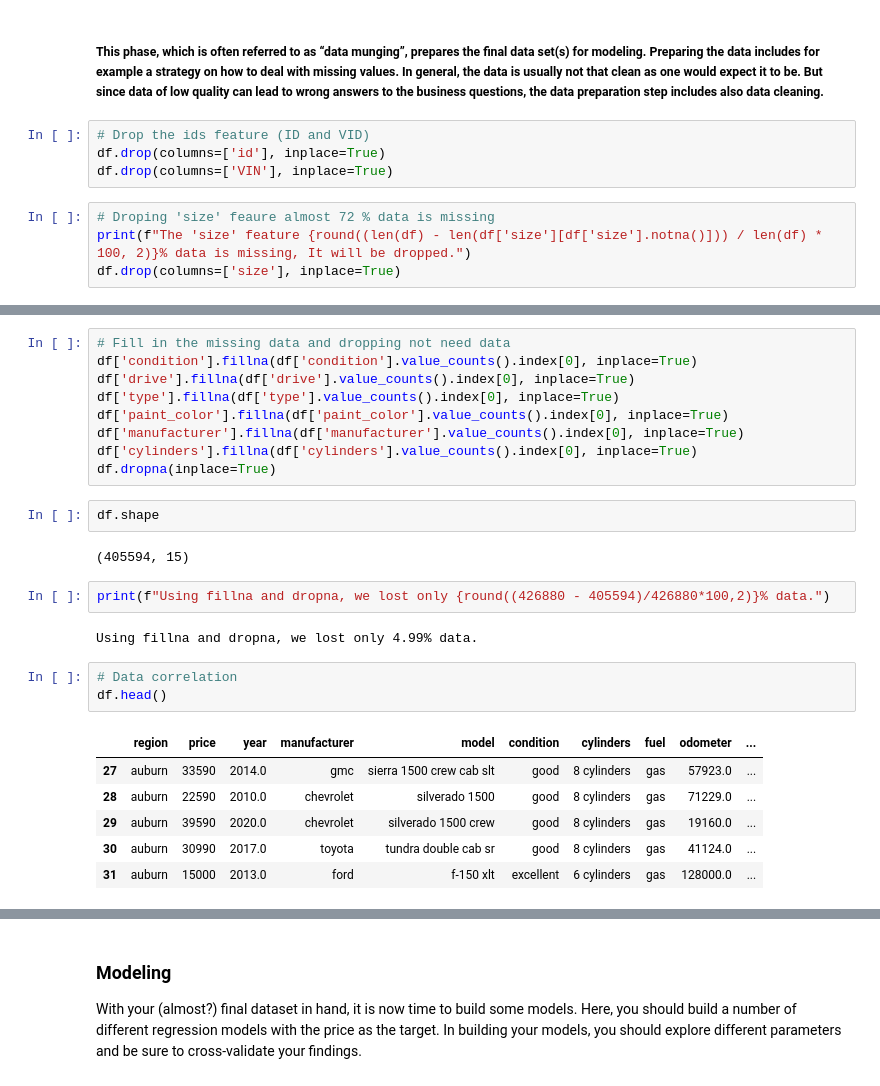
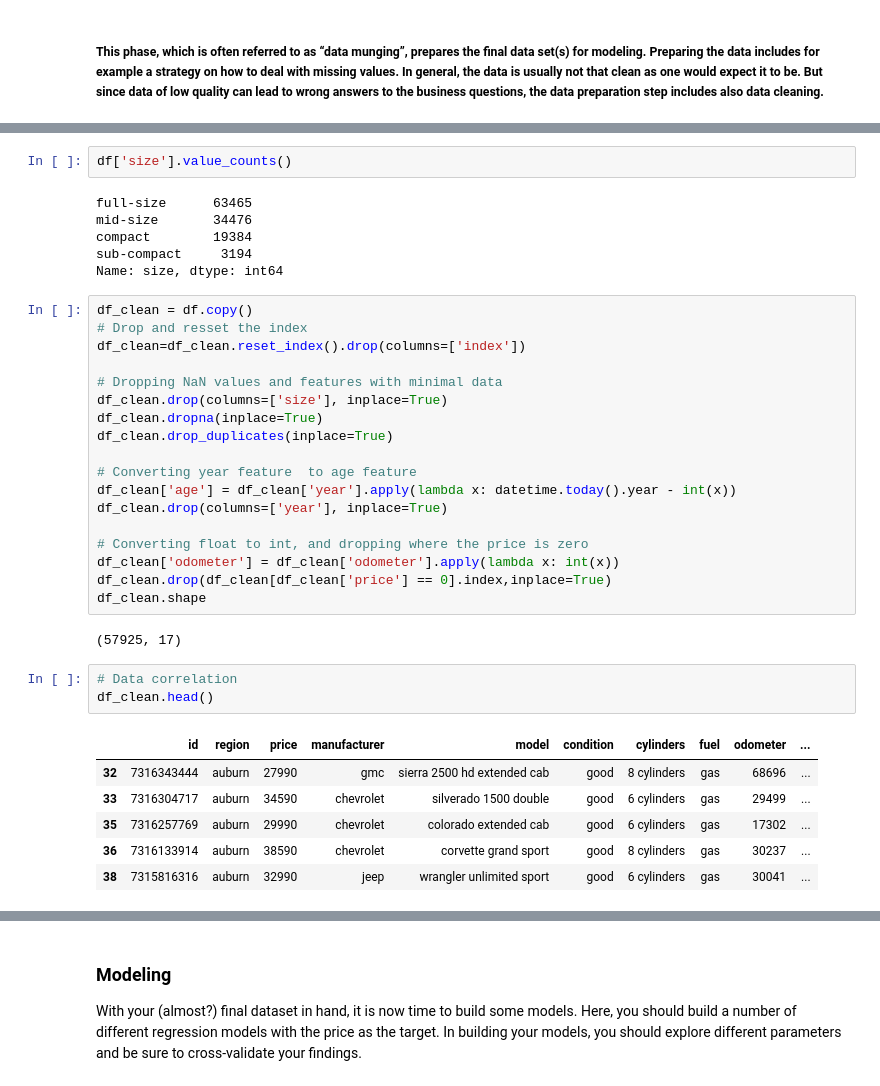
Before and after one commit to PlamenStilyianov/Professional_Certificate_in_ML_and_AI, a Jupyter notebook: Module11/practical_application_II_starter/prompt_II.ipynb, the cells around one changed output, grey strips where cells are left out. Saved outputs shown, nothing was run; the diff lists cells and outputs as text.

```diff
--- a/Module11/practical_application_II_starter/prompt_II.ipynb
+++ b/Module11/practical_application_II_starter/prompt_II.ipynb
@@ -118,10 +127,2 @@ After our initial exploration and fine tuning of the business understanding, it
 # %% [markdown]
 ##### This phase, which is often referred to as “data munging”, prepares the final data set(s) for modeling. Preparing the data includes for example a strategy on how to deal with missing values. In general, the data is usually not that clean as one would expect it to be. But since data of low quality can lead to wrong answers to the business questions, the data preparation step includes also data cleaning.
-# %%
-# Drop the ids feature (ID and VID)
-df.drop(columns=['id'], inplace=True)
-df.drop(columns=['VIN'], inplace=True)
-# %%
-# Droping 'size' feaure almost 72 % data is missing
-print(f"The 'size' feature {round((len(df) - len(df['size'][df['size'].notna()])) / len(df) * 100, 2)}% data is missing, It will be dropped.")
-df.drop(columns=['size'], inplace=True)
@@ -134,27 +129,38 @@ The 'cylinders' feature 41.62% data is missing, It will be kept.
-# %%
-# Fill in the missing data and dropping not need data
-df['condition'].fillna(df['condition'].value_counts().index[0], inplace=True)
-df['drive'].fillna(df['drive'].value_counts().index[0], inplace=True)
-df['type'].fillna(df['type'].value_counts().index[0], inplace=True)
-df['paint_color'].fillna(df['paint_color'].value_counts().index[0], inplace=True)
-df['manufacturer'].fillna(df['manufacturer'].value_counts().index[0], inplace=True)
-df['cylinders'].fillna(df['cylinders'].value_counts().index[0], inplace=True)
-df.dropna(inplace=True)
-# %%
-df.shape
-# %% [output]
-(405594, 15)
-# %%
-print(f"Using fillna and dropna, we lost only {round((426880 - 405594)/426880*100,2)}% data.")
-# %% [output]
-Using fillna and dropna, we lost only 4.99% data.
+# %%
+df['size'].value_counts()
+# %% [output]
+full-size      63465
+mid-size       34476
+compact        19384
+sub-compact     3194
+Name: size, dtype: int64
+# %%
+df_clean = df.copy()
+# Drop and resset the index
+df_clean=df_clean.reset_index().drop(columns=['index'])
+
+# Dropping NaN values and features with minimal data
+df_clean.drop(columns=['size'], inplace=True)
+df_clean.dropna(inplace=True)
+df_clean.drop_duplicates(inplace=True)
+
+# Converting year feature  to age feature
+df_clean['age'] = df_clean['year'].apply(lambda x: datetime.today().year - int(x))
+df_clean.drop(columns=['year'], inplace=True)
+
+# Converting float to int, and dropping where the price is zero
+df_clean['odometer'] = df_clean['odometer'].apply(lambda x: int(x))
+df_clean.drop(df_clean[df_clean['price'] == 0].index,inplace=True)
+df_clean.shape
+# %% [output]
+(57925, 17)
 # %%
 # Data correlation
-df.head()
+df_clean.head()
 # %% [output]
-|  | region | price | year | manufacturer | model | condition | cylinders | fuel | odometer | ... |
-| 27 | auburn | 33590 | 2014.0 | gmc | sierra 1500 crew cab slt | good | 8 cylinders | gas | 57923.0 | ... |
-| 28 | auburn | 22590 | 2010.0 | chevrolet | silverado 1500 | good | 8 cylinders | gas | 71229.0 | ... |
-| 29 | auburn | 39590 | 2020.0 | chevrolet | silverado 1500 crew | good | 8 cylinders | gas | 19160.0 | ... |
-| 30 | auburn | 30990 | 2017.0 | toyota | tundra double cab sr | good | 8 cylinders | gas | 41124.0 | ... |
-| 31 | auburn | 15000 | 2013.0 | ford | f-150 xlt | excellent | 6 cylinders | gas | 128000.0 | ... |
+|  | id | region | price | manufacturer | model | condition | cylinders | fuel | odometer | ... |
+| 32 | 7316343444 | auburn | 27990 | gmc | sierra 2500 hd extended cab | good | 8 cylinders | gas | 68696 | ... |
+| 33 | 7316304717 | auburn | 34590 | chevrolet | silverado 1500 double | good | 6 cylinders | gas | 29499 | ... |
+| 35 | 7316257769 | auburn | 29990 | chevrolet | colorado extended cab | good | 6 cylinders | gas | 17302 | ... |
+| 36 | 7316133914 | auburn | 38590 | chevrolet | corvette grand sport | good | 8 cylinders | gas | 30237 | ... |
+| 38 | 7315816316 | auburn | 32990 | jeep | wrangler unlimited sport | good | 6 cylinders | gas | 30041 | ... |
```
Also changed, not shown: parts of 50 cells of this notebook, 5 other files.
